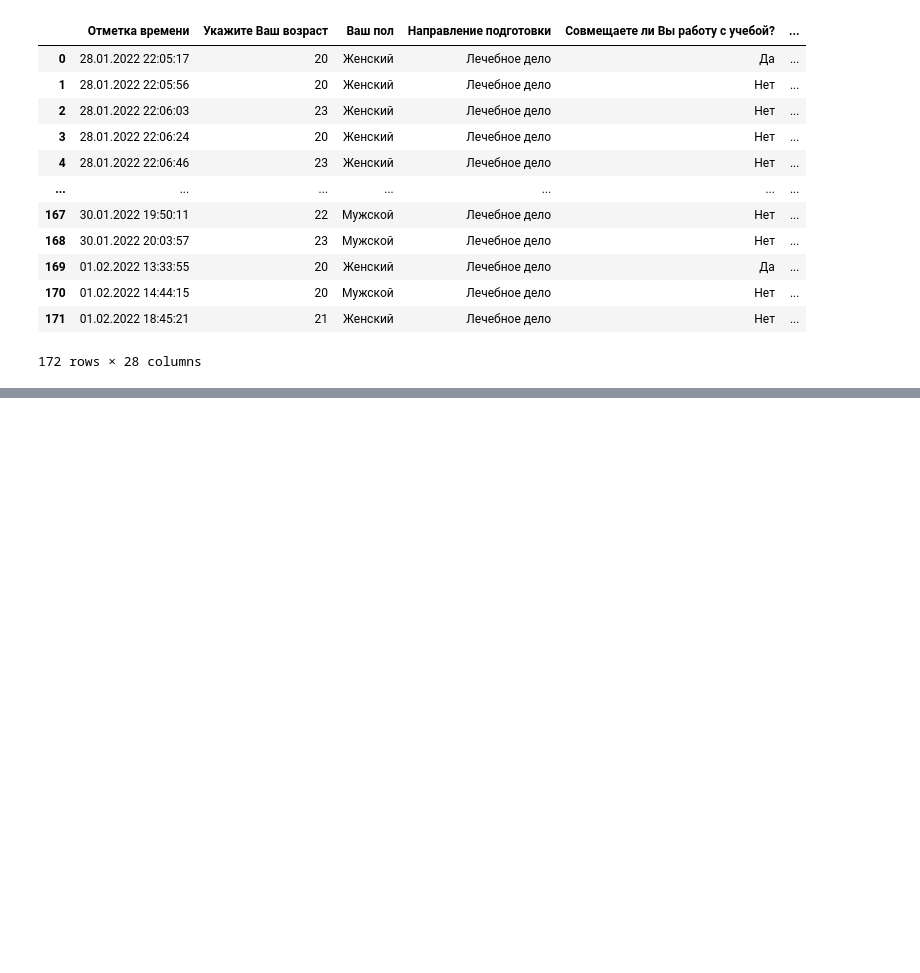
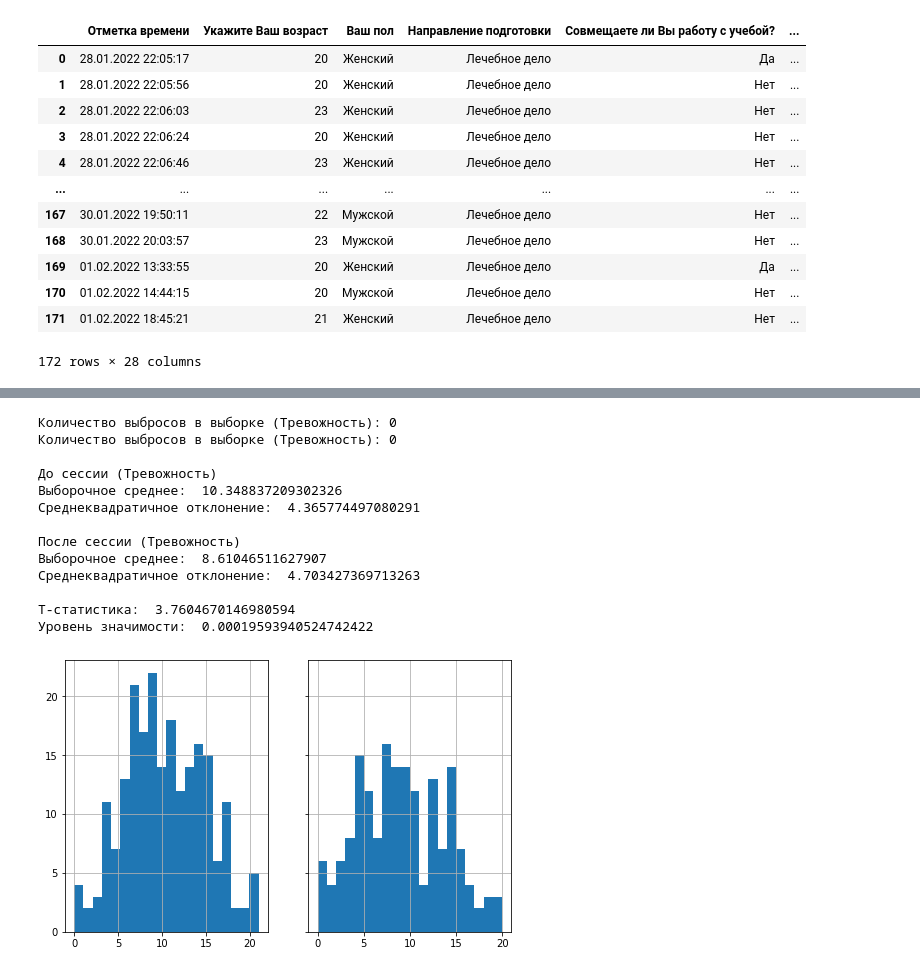
Before and after one commit to AlekseiNalisnik/session-depression, a Jupyter notebook: session-depression.ipynb, the cells around one changed output, grey strips where cells are left out. Saved outputs shown, nothing was run; the diff lists cells and outputs as text; code cells hidden in the pictures; blank space fills up the shorter version.

```diff
--- a/session-depression.ipynb
+++ b/session-depression.ipynb
@@ -50,7 +50,7 @@ for index, row in df.iterrows():
 # %%
-df['Тревожность'] = anxiety
-df['Депрессия'] = depression
-df
+df_before['Тревожность'] = anxiety_before
+df_before['Депрессия'] = depression_before
+df_before
 # %% [output]
 |  | Отметка времени | Укажите Ваш возраст | Ваш пол | Направление подготовки | Совмещаете ли Вы работу с учебой? | ... |
 | 0 | 09.05.2021 16:31:19 | 21 | Мужской | Лечебное дело | Да | ... |
@@ -171,0 +147,54 @@ df_after_result[df_after_result['Пол'] == 1].dropna().loc[:,numeric_col].corr
+# %%
+import matplotlib.pyplot as plt
+from scipy.stats import ttest_ind
+
+# Будем считать выбросами все точки, выходящие за пределы трёх сигм.
+def remove_outliers(parameter, df):
+    df_mean = df[parameter].mean()
+    df_std = df[parameter].std()
+    wrong = df[(df[parameter] < df_mean - 3*df_std) | (df[parameter] > df_mean + 3*df_std)].index
+    out = set(wrong)
+    print('Количество выбросов в выборке ({0}): {1}'.format(parameter, len(out)))
+    df.drop(out, inplace=True)
+    return df_mean, df_std
+
+def calculateStatistics(parameter):
+    df_before_copy = df_before.copy(deep=True)
+    df_after_copy = df_after.copy(deep=True)
+
+    df_before_mean, df_before_std = remove_outliers(parameter, df_before_copy)
+    df_after_mean, df_after_std = remove_outliers(parameter, df_after_copy)
+
+    print('\nДо сессии ({0})'.format(parameter))
+    print('Выборочное среднее: ', df_before_mean)
+    print('Среднеквадратичное отклонение: ', df_before_std)
+    print('\nПосле сессии ({0})'.format(parameter))
+    print('Выборочное среднее: ', df_after_mean)
+    print('Среднеквадратичное отклонение: ', df_after_std)
+
+    fig, ax = plt.subplots(1, 2, sharex='col', sharey='row', figsize=(8, 5))
+    df_before_copy[parameter].hist(bins=20, ax=ax[0])
+    df_after_copy[parameter].hist(bins=20, ax=ax[1])
+
+    # По центральной предельной теореме будем считать, что у нас распределение выборочного среднего асимптотически нормально
+    statistic, pValue = ttest_ind(df_before_copy[parameter], df_after_copy[parameter])
+    print('\nT-статистика: ', statistic)
+    print('Уровень значимости: ', pValue)
+    print()
+# %%
+calculateStatistics('Тревожность')
+# %% [output]
+Количество выбросов в выборке (Тревожность): 0
+Количество выбросов в выборке (Тревожность): 0
+
+До сессии (Тревожность)
+Выборочное среднее:  10.348837209302326
+Среднеквадратичное отклонение:  4.365774497080291
+
+После сессии (Тревожность)
+Выборочное среднее:  8.61046511627907
+Среднеквадратичное отклонение:  4.703427369713263
+
+T-статистика:  3.7604670146980594
+Уровень значимости:  0.00019593940524742422
+[figure, added]
```
Also changed, not shown: parts of 11 cells of this notebook, 2 other files.
